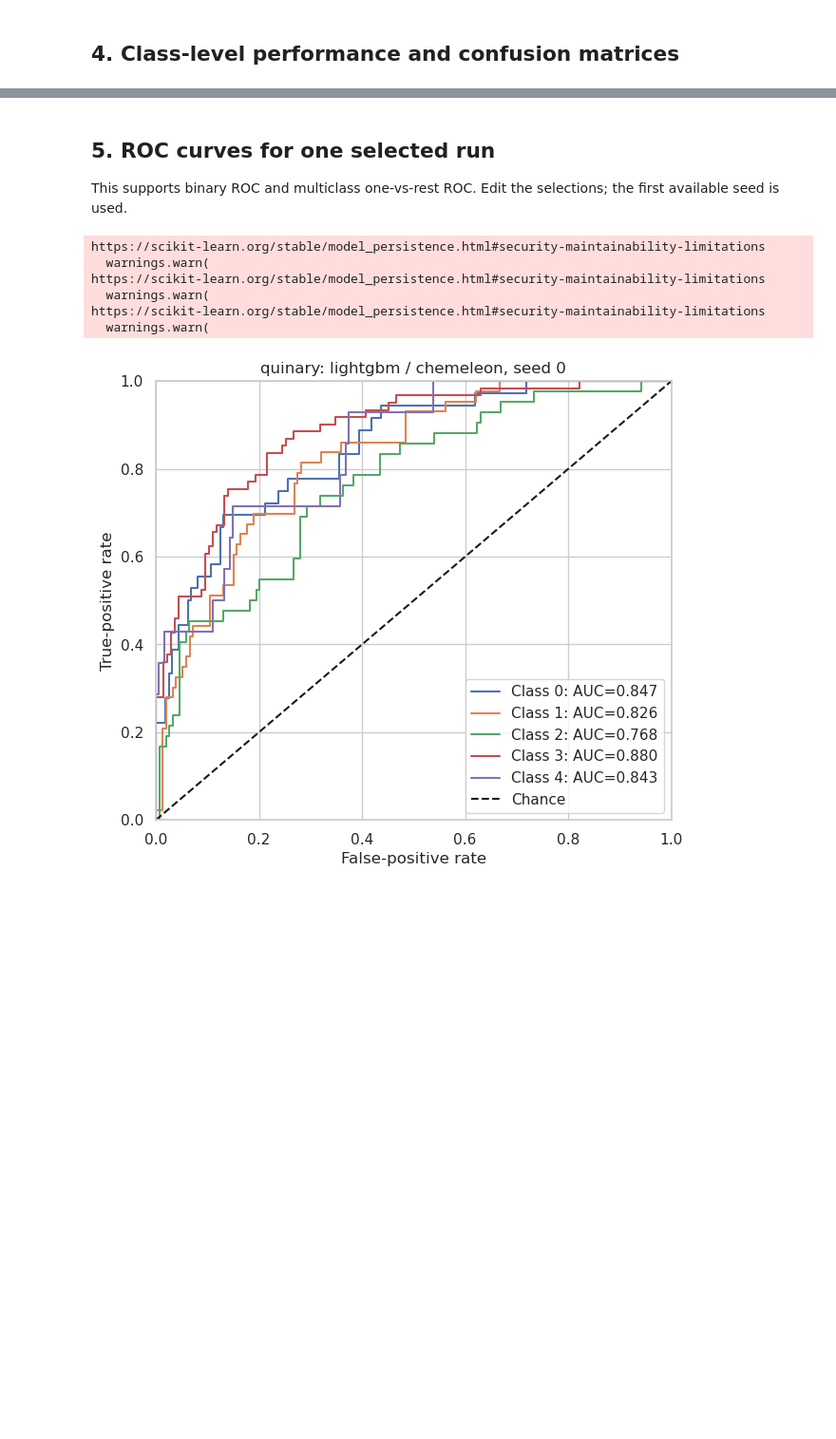
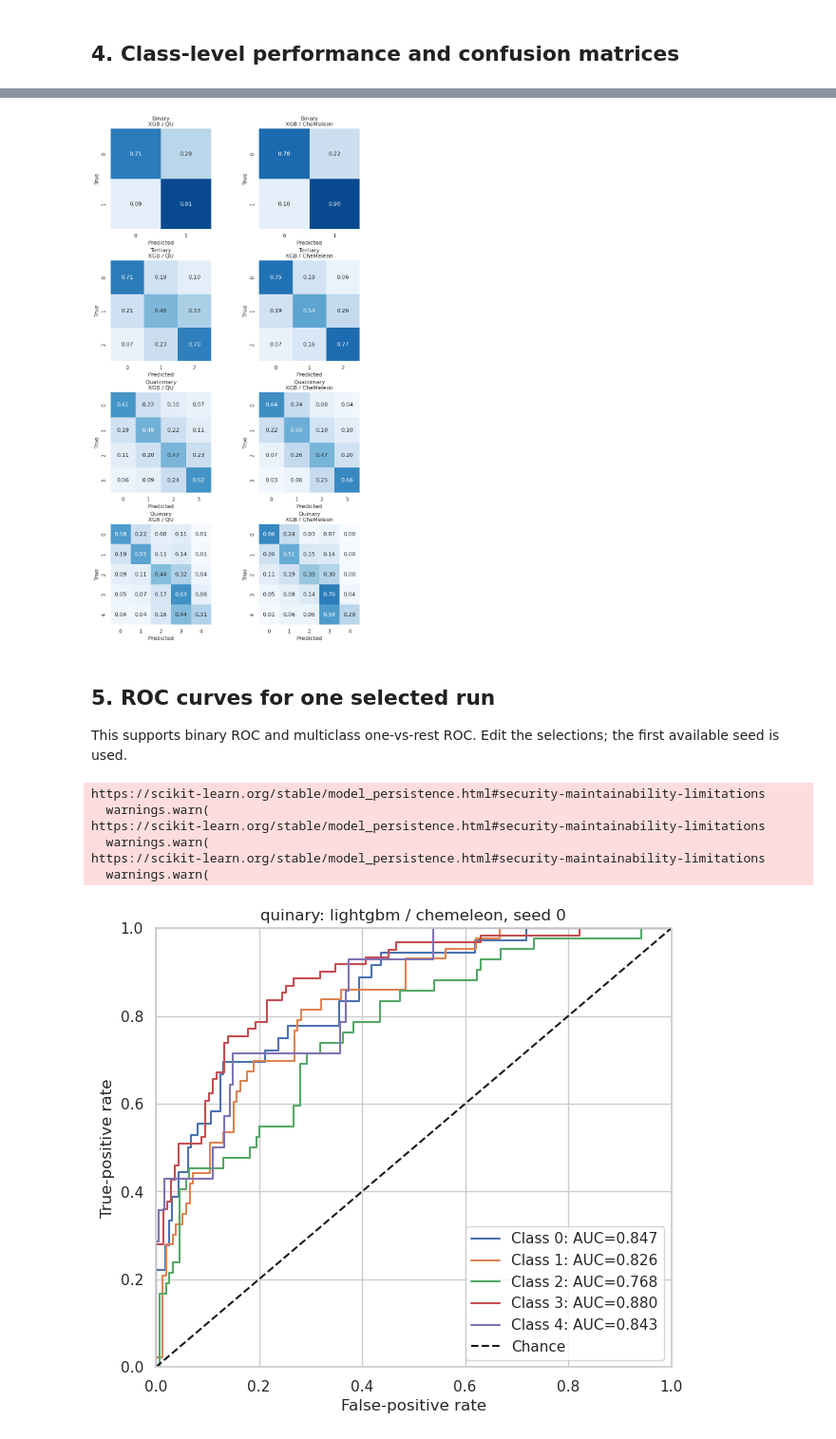
Before and after one commit to CABackman/fm-4-em, a Jupyter notebook: 08_CLASSIFICATION/02_IS_classification_evaluation.ipynb, the cells around one changed output, grey strips where cells are left out. Shown at 95% size. Cells and saved outputs as stored; diff of their text form; code cells hidden in the pictures; blank space fills up the shorter version.

```diff
--- a/08_CLASSIFICATION/02_IS_classification_evaluation.ipynb
+++ b/08_CLASSIFICATION/02_IS_classification_evaluation.ipynb
@@ -238,4 +239,87 @@ plt.show()
 [figure]
+# %%
+renamed_embeddings = {
+    "hq_descriptor": "QU",
+    "chemeleon": "CheMeleon",
+}
+
+renamed_classification = {
+    "binary": "Binary",
+    "tertiary": "Tertiary",
+    "quaternary": "Quaternary",
+    "quinary": "Quinary",
+}
+
+renamed_models = {
+    "rf": "Random Forest",
+    "xgboost": "XGB",
+    "mlp": "MLP",
+}
+
+plot_runs = runs.copy()
+
+plot_runs = plot_runs.assign(
+    embedding=plot_runs["embedding"].replace(renamed_embeddings),
+    classification=plot_runs["classification"].replace(renamed_classification),
+    model=plot_runs["model"].replace(renamed_models),
+)
+
+EMBEDDINGS_TO_COMPARE = ["QU", "CheMeleon"]
+MODEL_TO_COMPARE = "XGB"
+
+CLASSIFICATIONS = [
+    "Binary",
+    "Tertiary",
+    "Quaternary",
+    "Quinary",
+]
+
+fig, axes = plt.subplots(
+    len(CLASSIFICATIONS),
+    len(EMBEDDINGS_TO_COMPARE),
+    figsize=(9, 4 * len(CLASSIFICATIONS)),
+    constrained_layout=True,
+    squeeze=False,
+)
+
+for row, classification in enumerate(CLASSIFICATIONS):
+    for col, embedding in enumerate(EMBEDDINGS_TO_COMPARE):
+        axis = axes[row, col]
+
+        subset = plot_runs.loc[
+            (plot_runs["classification"] == classification)
+            & (plot_runs["model"] == MODEL_TO_COMPARE)
+            & (plot_runs["embedding"] == embedding)
+        ]
+
+        if subset.empty:
+            axis.set_visible(False)
+            continue
+
+        n_classes = int(subset["n_classes"].dropna().iloc[0])
+        matrix = normalised_confusion_matrix(subset, n_classes)
+
+        sns.heatmap(
+            matrix,
+            annot=True,
+            fmt=".2f",
+            cmap="Blues",
+            vmin=0,
+            vmax=1,
+            square=True,
+            cbar=False,
+            ax=axis,
+        )
+
+        axis.set(
+            title=f"{classification}\n{MODEL_TO_COMPARE} / {embedding}",
+            xlabel="Predicted",
+            ylabel="True",
+        )
+
+plt.show()
+# %% [output]
+[figure, added]
 # %% [markdown]
 ## 5. ROC curves for one selected run
 
```
Also changed, not shown: parts of 11 cells of this notebook, 8 other files.
